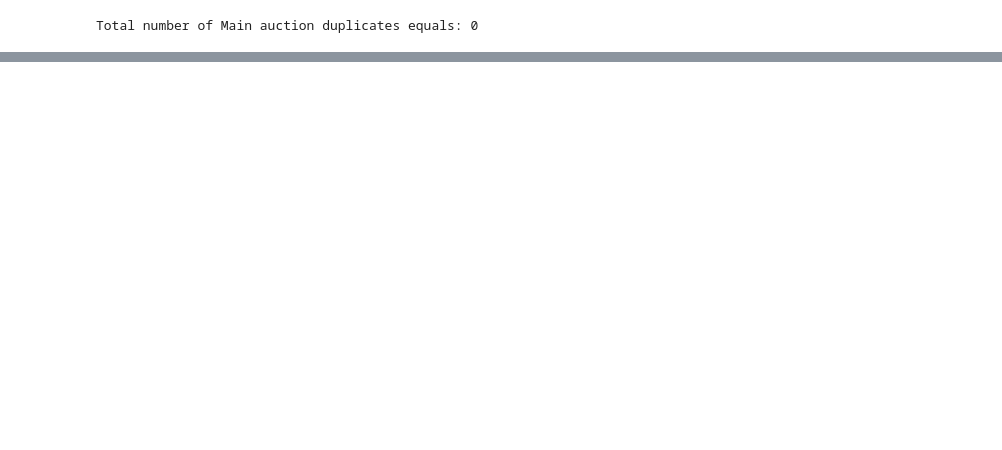
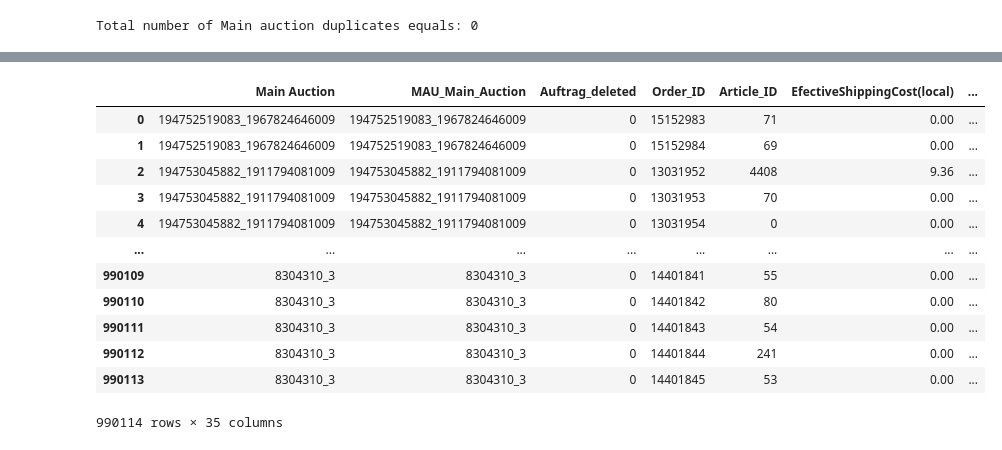
Before and after one commit to rpapierkowski/Python, a Jupyter notebook: 063_Revenue recognition report_script.ipynb, the cells around one changed output, grey strips where cells are left out. Saved outputs shown, nothing was run; the diff lists cells and outputs as text; code cells hidden in the pictures; blank space fills up the shorter version.

```diff
--- a/063_Revenue recognition report_script.ipynb
+++ b/063_Revenue recognition report_script.ipynb
@@ -352,0 +467,34 @@ All_ticket_payment['Payment_id/Ticket_id'] = All_ticket_payment['Payment_id/Tick
+# %%
+shiping_join_fact_table_v2x = shiping_join_fact_table_v2x.assign(in_GL=lambda x: np.where(x['MAU_Main_Auction'].isin(x['Row.Labels']), 1, 0))
+# %%
+shiping_join_fact_table_v2x = shiping_join_fact_table_v2x.merge(Curr_rate_EUR, left_on=['Currency', 'Month', 'Year'], right_on=['currency', 'Month', 'Year'], how='left')
+# %%
+shiping_join_fact_table_v2x = shiping_join_fact_table_v2x.assign(**{'Inbound(EUR)': lambda x: x['PurchasePrice(local)'] * x['Average_month_EUR'],
+               'Outbound(EUR)': lambda x: x['EfectiveShippingCost(local)'] * x['Average_month_EUR'],
+               'Sell_price_netto(EUR)': lambda x: x['Sell_price_netto(local)'] * x['Average_month_EUR'],
+               'Inbound(CHF)': lambda x: np.where(x['Currency'] == 'CHF', x['PurchasePrice(local)'],
+                                                 np.where(x['in_GL'] == 1, x['Inbound(EUR)'] * x['Ratio CHF'], x['PurchasePrice(local)'] / x['Quantity'] * x['Exchange'])),
+               'Outbound(CHF)': lambda x: np.where(x['Currency'] == 'CHF', x['EfectiveShippingCost(local)'],
+                                                  np.where(x['in_GL'] == 1, x['Outbound(EUR)'] * x['Ratio CHF'], x['EfectiveShippingCost(local)'] / x['Quantity'] * x['Exchange'])),
+               'Sell_price_netto(CHF)': lambda x: np.where(x['Currency'] == 'CHF', x['Sell_price_netto(local)'],
+                                                            np.where(x['in_GL'] == 1, x['Sell_price_netto(EUR)'] * x['Ratio CHF'], x['Sell_price_netto(local)'] / x['Quantity'] * x['Exchange'])),
+               'Shipped_date': lambda x: pd.to_datetime(x['Shipped_date']),
+               'Ship_create_date': lambda x: np.where(x['Shipped_date'].notna(), x['Shipped_date'], x['Auftrag_create_date'])})
+# %%
+shiping_join_fact_table_v2x = shiping_join_fact_table_v2x.drop(columns=['Year', 'Month', 'Average_month_EUR', 'Exchange', 'Quantity', 'Currency', 'Auftrag_create_date']).drop_duplicates()
+# %%
+shiping_join_fact_table_v2x
+# %% [output]
+|  | Main Auction | MAU_Main_Auction | Auftrag_deleted | Order_ID | Article_ID | EfectiveShippingCost(local) | ... |
+| 0 | 194752519083_1967824646009 | 194752519083_1967824646009 | 0 | 15152983 | 71 | 0.00 | ... |
+| 1 | 194752519083_1967824646009 | 194752519083_1967824646009 | 0 | 15152984 | 69 | 0.00 | ... |
+| 2 | 194753045882_1911794081009 | 194753045882_1911794081009 | 0 | 13031952 | 4408 | 9.36 | ... |
+| 3 | 194753045882_1911794081009 | 194753045882_1911794081009 | 0 | 13031953 | 70 | 0.00 | ... |
+| 4 | 194753045882_1911794081009 | 194753045882_1911794081009 | 0 | 13031954 | 0 | 0.00 | ... |
+| ... | ... | ... | ... | ... | ... | ... | ... |
+| 990109 | 8304310_3 | 8304310_3 | 0 | 14401841 | 55 | 0.00 | ... |
+| 990110 | 8304310_3 | 8304310_3 | 0 | 14401842 | 80 | 0.00 | ... |
+| 990111 | 8304310_3 | 8304310_3 | 0 | 14401843 | 54 | 0.00 | ... |
+| 990112 | 8304310_3 | 8304310_3 | 0 | 14401844 | 241 | 0.00 | ... |
+| 990113 | 8304310_3 | 8304310_3 | 0 | 14401845 | 53 | 0.00 | ... |
+990114 rows × 35 columns
```
Also changed, not shown: parts of 35 cells of this notebook.
